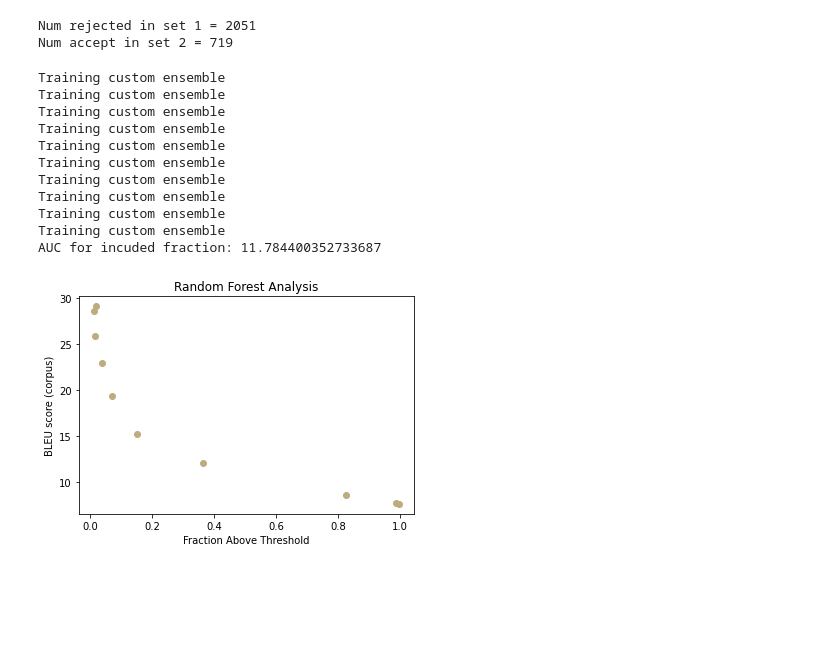
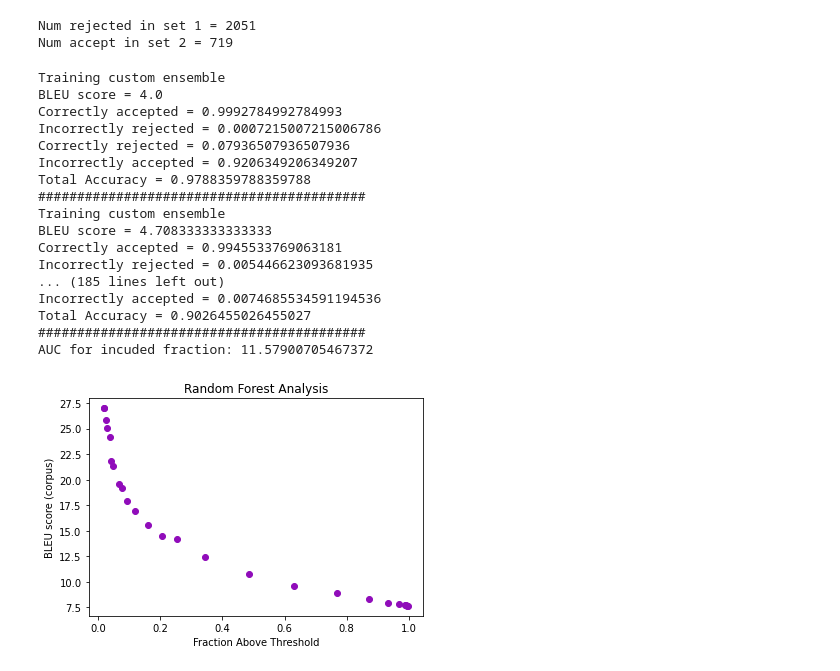
Before and after one commit to DhruvaBansal00/ConfidentMT, a Jupyter notebook: BoostedBinaryClassifers.ipynb, the cells around one changed output. Cells and saved outputs as stored; diff of their text form; code cells hidden in the pictures; blank space fills up the shorter version.

Commit message:
Accuracy when training with true labels

```diff
--- a/BoostedBinaryClassifers.ipynb
+++ b/BoostedBinaryClassifers.ipynb
@@ -472,7 +473,7 @@ def readTranslations(sentenceFile, featureArray):
 
     return translations
 
-def getTrainTestSets(trainTranslations, testTranslations, threshold):
+def getTrainTestSets(trainTranslations, testTranslations, threshold_train, threshold_test):
     trainFeatures = []
     trainY = []
     testFeatures = []
@@ -480,22 +481,24 @@ def getTrainTestSets(trainTranslations, testTranslations, threshold):
 
     for translation in trainTranslations:
         trainFeatures.append(translation.features)
-        if translation.score < threshold:
+        if translation.score < threshold_train:
             trainY.append(0)
         else:
             trainY.append(1)
 
     for translation in testTranslations:
         testFeatures.append(translation.features)
-        if translation.score < threshold:
+        # if translation.features[0] < threshold_train:
+        if translation.score < threshold_test:
             testY.append(0)
         else:
             testY.append(1)
 
     return trainFeatures, trainY, testFeatures, testY
 
-featuresUsed = [0, 1, 2, 3, 5, 6, 10, 11, 12, 13, 14, 15, 17, 18, 19, 20]
+featuresUsed = [0, 5, 6, 10, 11, 12, 17, 18, 19, 20]
 # featuresUsed = [0]
+# featuresUsed = [0, 4]
 
 trainset = "valid"
 testset = "test"
@@ -520,46 +523,55 @@
 trainTranslations = readTranslations(trainSentences, featuresTrain)
 testTranslations = readTranslations(testSentences, featuresTest)
 
-BLEUThresholds = np.linspace(4, 25, 10).tolist()
+Thresholds_train = np.linspace(-0.2, -1.25, 25).tolist()
+Thresholds_test = np.linspace(4, 21, 25).tolist()
 
 acceptedScores = []
 acceptedFraction = []
 
 
-for threshold in BLEUThresholds:
-    trainFeatures, trainY, testFeatures, testY = getTrainTestSets(trainTranslations, testTranslations, threshold)
+for index in range(len(Thresholds_train)):
+    trainFeatures, trainY, testFeatures, testY = getTrainTestSets(trainTranslations, testTranslations, Thresholds_test[index], Thresholds_test[index])
 
     clf = trainCustomEnsemble(trainFeatures, trainY)
-
+    print("BLEU score = " + str(Thresholds_test[index]))
     predictions = clf.predict(testFeatures)
+    calculateAccuracy(predictions, testY)
+    print("##########################################")
     acceptedTranslations = np.array(testTranslations)[np.array(predictions) > 0]
     rejectedTranslations = np.array(testTranslations)[np.array(predictions) < 1]
     rejectedScore, acceptedScore = compute_excluded_included_score(acceptedTranslations, rejectedTranslations)
     acceptedScores.append(acceptedScore)
     acceptedFraction.append(float(len(acceptedTranslations))/float(len(predictions)))
 
 plt.xlabel('Fraction Above Threshold')
 plt.ylabel('BLEU score (corpus)')
 plt.title('Random Forest Analysis')
 
 r = random.random()
 b = random.random()
 g = random.random()
 c = (r, g, b)
 plt.scatter(acceptedFraction, acceptedScores, label = "Random Forest Analysis", color=c)
 
 
 print('AUC for incuded fraction: {}'.format(auc(acceptedFraction, acceptedScores)))
 # %% [output]
 Training custom ensemble
+BLEU score = 4.0
+Correctly accepted = 0.9992784992784993
+Incorrectly rejected = 0.0007215007215006786
+Correctly rejected = 0.07936507936507936
+Incorrectly accepted = 0.9206349206349207
+Total Accuracy = 0.9788359788359788
+##########################################
 Training custom ensemble
-Training custom ensemble
-Training custom ensemble
-Training custom ensemble
-Training custom ensemble
-Training custom ensemble
-Training custom ensemble
-Training custom ensemble
-Training custom ensemble
-AUC for incuded fraction: 11.784400352733687
+BLEU score = 4.708333333333333
+Correctly accepted = 0.9945533769063181
+Incorrectly rejected = 0.005446623093681935
+... (185 lines left out)
+Incorrectly accepted = 0.0074685534591194536
+Total Accuracy = 0.9026455026455027
+##########################################
+AUC for incuded fraction: 11.57900705467372
-[figure, old version]
+[figure, new version]
```
Also changed, not shown: parts of 2 cells of this notebook.
